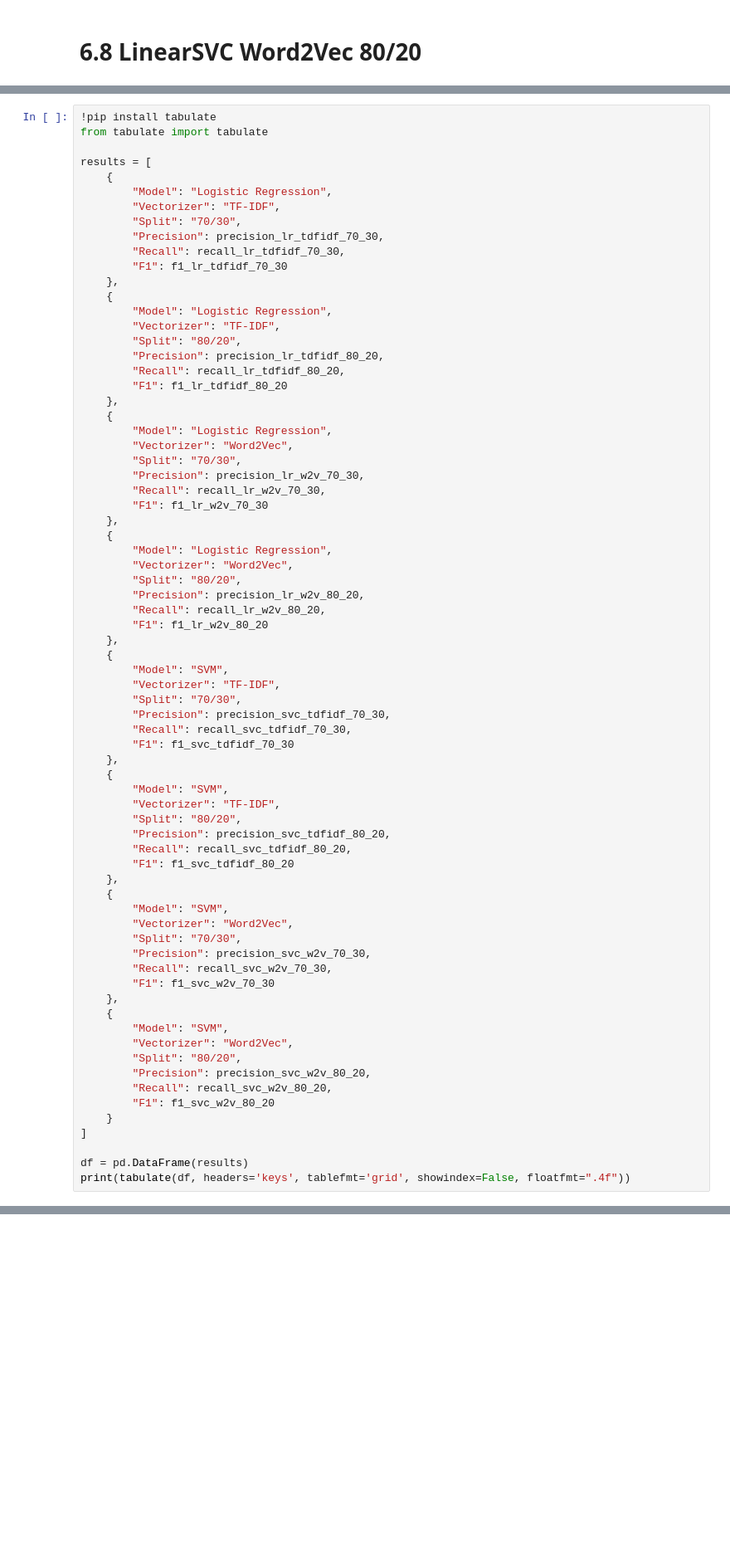
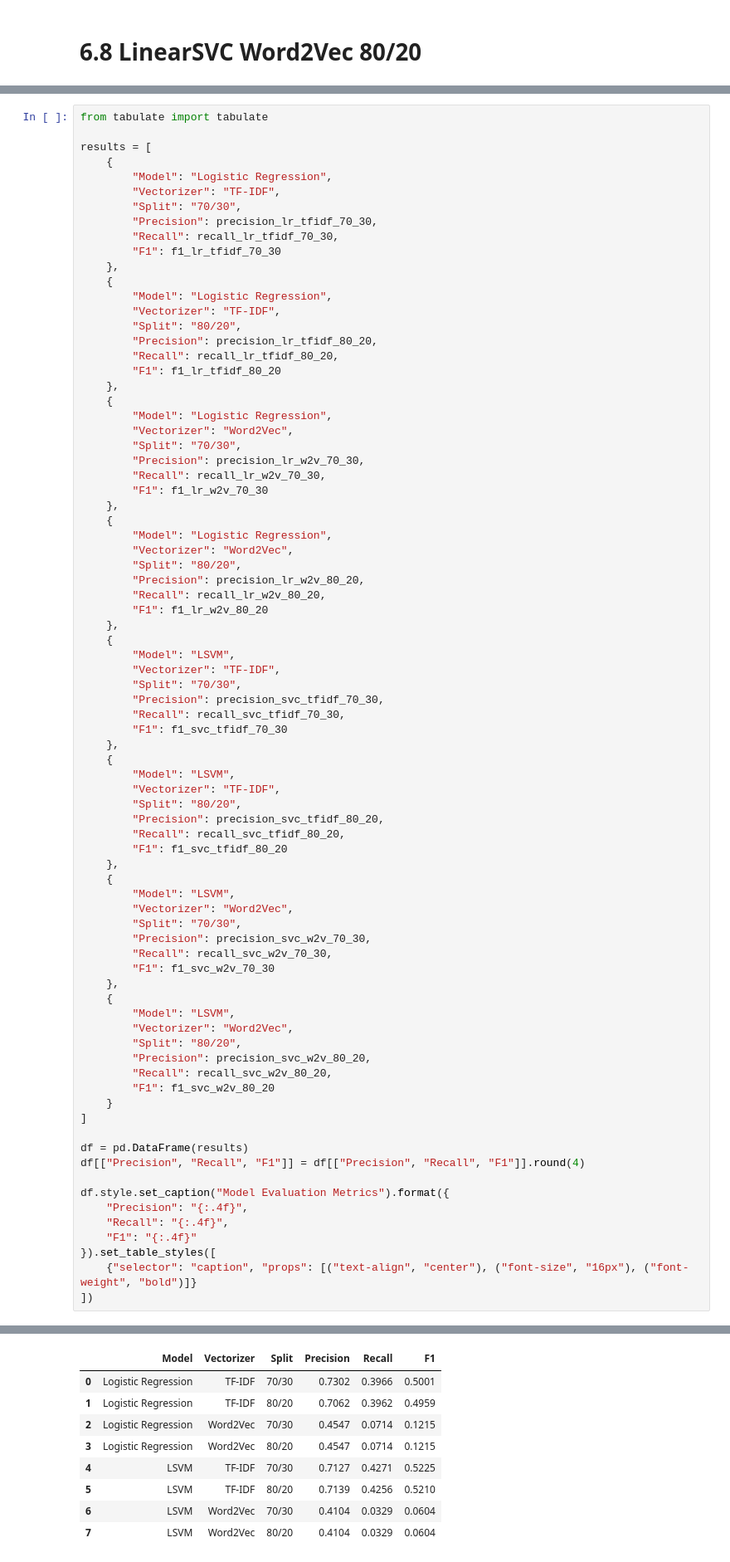
Before and after one commit to SURFLOU/mlraportnr2, a Jupyter notebook: ToxicClassification.ipynb, the cells around one changed output, grey strips where cells are left out. Shown at 83% size. Cells and saved outputs as stored; diff of their text form; blank space fills up the shorter version.

```diff
--- a/ToxicClassification.ipynb
+++ b/ToxicClassification.ipynb
@@ -430,5 +690,4 @@ F1 Score (Macro) [LSVC W2V 80/20]:    0.0605
 # %%
-!pip install tabulate
 from tabulate import tabulate
 
 results = [
@@ -436,17 +695,17 @@ results = [
         "Model": "Logistic Regression",
         "Vectorizer": "TF-IDF",
         "Split": "70/30",
-        "Precision": precision_lr_tdfidf_70_30,
-        "Recall": recall_lr_tdfidf_70_30,
-        "F1": f1_lr_tdfidf_70_30
+        "Precision": precision_lr_tfidf_70_30,
+        "Recall": recall_lr_tfidf_70_30,
+        "F1": f1_lr_tfidf_70_30
     },
     {
         "Model": "Logistic Regression",
         "Vectorizer": "TF-IDF",
         "Split": "80/20",
-        "Precision": precision_lr_tdfidf_80_20,
-        "Recall": recall_lr_tdfidf_80_20,
-        "F1": f1_lr_tdfidf_80_20
+        "Precision": precision_lr_tfidf_80_20,
+        "Recall": recall_lr_tfidf_80_20,
+        "F1": f1_lr_tfidf_80_20
     },
     {
         "Model": "Logistic Regression",
@@ -465,23 +724,23 @@ results = [
         "F1": f1_lr_w2v_80_20
     },
     {
-        "Model": "SVM",
+        "Model": "LSVM",
         "Vectorizer": "TF-IDF",
         "Split": "70/30",
-        "Precision": precision_svc_tdfidf_70_30,
-        "Recall": recall_svc_tdfidf_70_30,
-        "F1": f1_svc_tdfidf_70_30
+        "Precision": precision_svc_tfidf_70_30,
+        "Recall": recall_svc_tfidf_70_30,
+        "F1": f1_svc_tfidf_70_30
     },
     {
-        "Model": "SVM",
+        "Model": "LSVM",
         "Vectorizer": "TF-IDF",
         "Split": "80/20",
-        "Precision": precision_svc_tdfidf_80_20,
-        "Recall": recall_svc_tdfidf_80_20,
-        "F1": f1_svc_tdfidf_80_20
+        "Precision": precision_svc_tfidf_80_20,
+        "Recall": recall_svc_tfidf_80_20,
+        "F1": f1_svc_tfidf_80_20
     },
     {
-        "Model": "SVM",
+        "Model": "LSVM",
         "Vectorizer": "Word2Vec",
         "Split": "70/30",
         "Precision": precision_svc_w2v_70_30,
@@ -489,7 +748,7 @@ results = [
         "F1": f1_svc_w2v_70_30
     },
     {
-        "Model": "SVM",
+        "Model": "LSVM",
         "Vectorizer": "Word2Vec",
         "Split": "80/20",
         "Precision": precision_svc_w2v_80_20,
@@ -499,5 +758,13 @@ results = [
 ]
 
 df = pd.DataFrame(results)
-print(tabulate(df, headers='keys', tablefmt='grid', showindex=False, floatfmt=".4f"))
+df[["Precision", "Recall", "F1"]] = df[["Precision", "Recall", "F1"]].round(4)
+
+df.style.set_caption("Model Evaluation Metrics").format({
+    "Precision": "{:.4f}",
+    "Recall": "{:.4f}",
+    "F1": "{:.4f}"
+}).set_table_styles([
+    {"selector": "caption", "props": [("text-align", "center"), ("font-size", "16px"), ("font-weight", "bold")]}
+])
 # %% [output]
@@ -505,0 +772,9 @@ NameError: name 'precision_lr_w2v_70_30' is not defined
+|  | Model | Vectorizer | Split | Precision | Recall | F1 |
+| 0 | Logistic Regression | TF-IDF | 70/30 | 0.7302 | 0.3966 | 0.5001 |
+| 1 | Logistic Regression | TF-IDF | 80/20 | 0.7062 | 0.3962 | 0.4959 |
+| 2 | Logistic Regression | Word2Vec | 70/30 | 0.4547 | 0.0714 | 0.1215 |
+| 3 | Logistic Regression | Word2Vec | 80/20 | 0.4547 | 0.0714 | 0.1215 |
+| 4 | LSVM | TF-IDF | 70/30 | 0.7127 | 0.4271 | 0.5225 |
+| 5 | LSVM | TF-IDF | 80/20 | 0.7139 | 0.4256 | 0.5210 |
+| 6 | LSVM | Word2Vec | 70/30 | 0.4104 | 0.0329 | 0.0604 |
+| 7 | LSVM | Word2Vec | 80/20 | 0.4104 | 0.0329 | 0.0604 |
```
Also changed, not shown: parts of 20 cells of this notebook, 1 other file.
